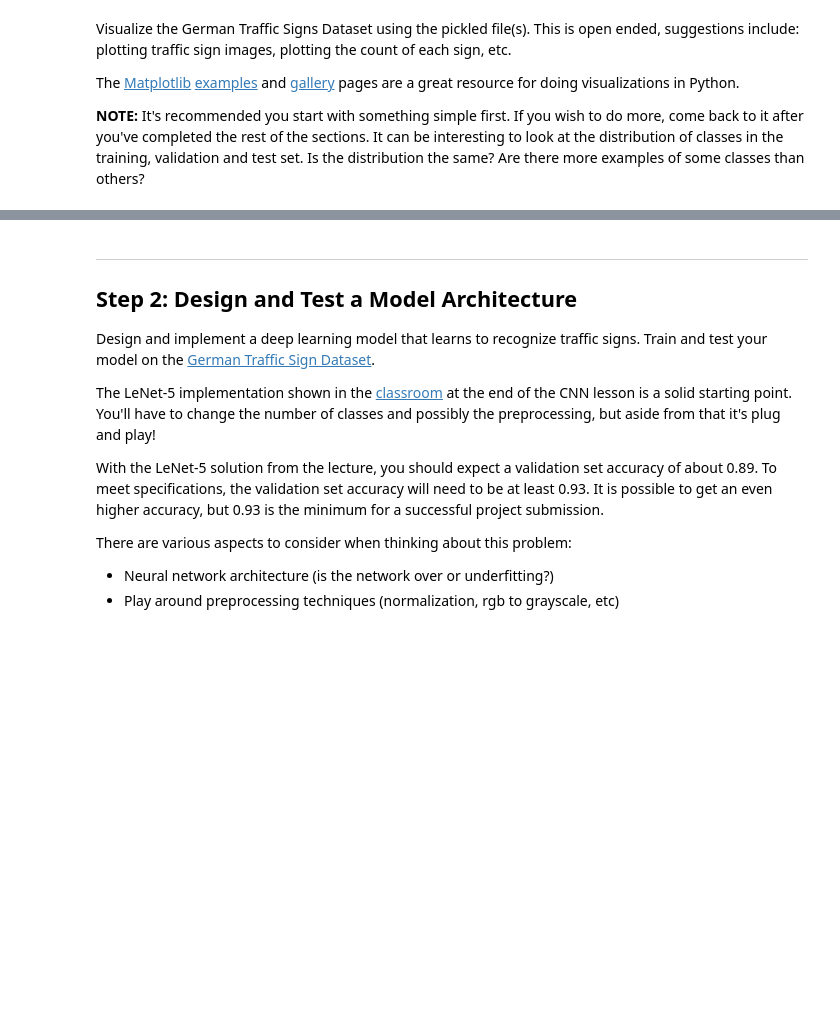
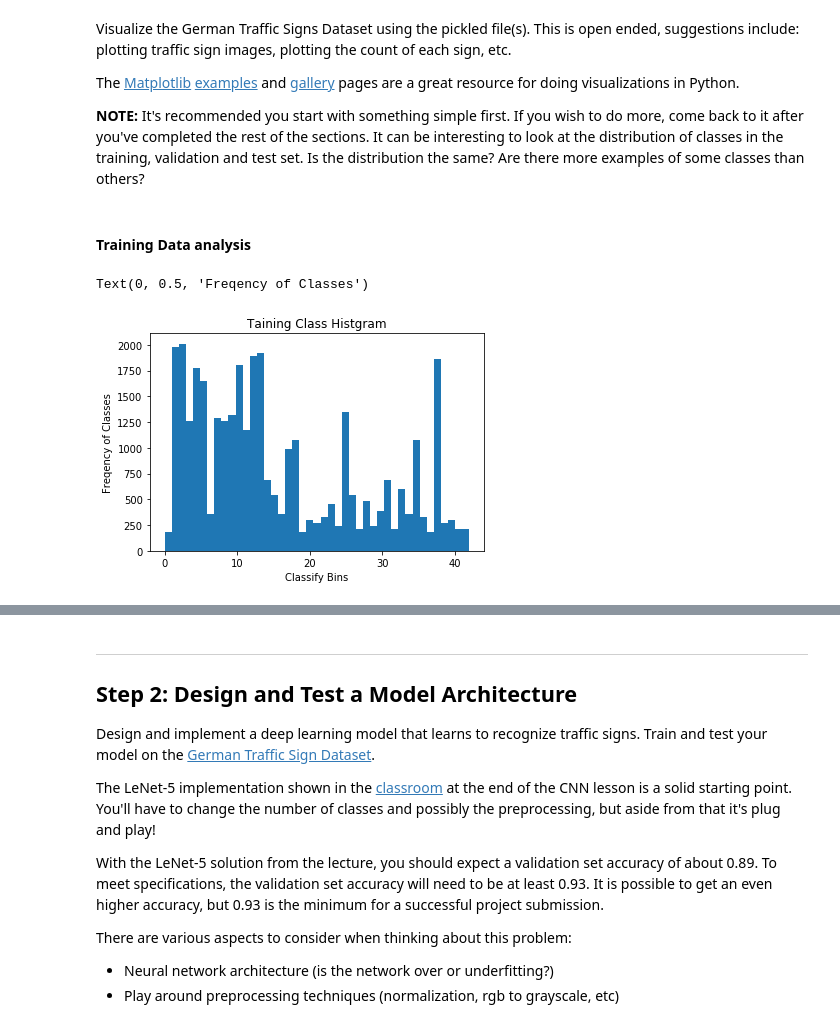
Before and after one commit to kuniyasu/udacity_homework2, a Jupyter notebook: Traffic_Sign_Classifier.ipynb, the cells around one changed output, grey strips where cells are left out. Saved outputs shown, nothing was run; the diff lists cells and outputs as text; code cells hidden in the pictures; blank space fills up the shorter version.

Commit message:
[Midified] add data analysis code is added

```diff
--- a/Traffic_Sign_Classifier.ipynb
+++ b/Traffic_Sign_Classifier.ipynb
@@ -115,3 +119,16 @@ Visualize the German Traffic Signs Dataset using the pickled file(s). This is op
 The [Matplotlib](http://matplotlib.org/) [examples](http://matplotlib.org/examples/index.html) and [gallery](http://matplotlib.org/gallery.html) pages are a great resource for doing visualizations in Python.
 
 **NOTE:** It's recommended you start with something simple first. If you wish to do more, come back to it after you've completed the rest of the sections. It can be interesting to look at the distribution of classes in the training, validation and test set. Is the distribution the same? Are there more examples of some classes than others?
+# %% [markdown]
+#### Training Data analysis
+# %%
+fig = plt.figure()
+axes1 = fig.add_subplot(1,1,1)
+axes1.hist( y_train, bins=n_classes)
+axes1.set_title("Taining Class Histgram")
+axes1.set_xlabel("Classify Bins")
+axes1.set_ylabel("Freqency of Classes")
+#fig.show()
+# %% [output]
+Text(0, 0.5, 'Freqency of Classes')
+[figure, added]
```
Also changed, not shown: parts of 8 cells of this notebook.
